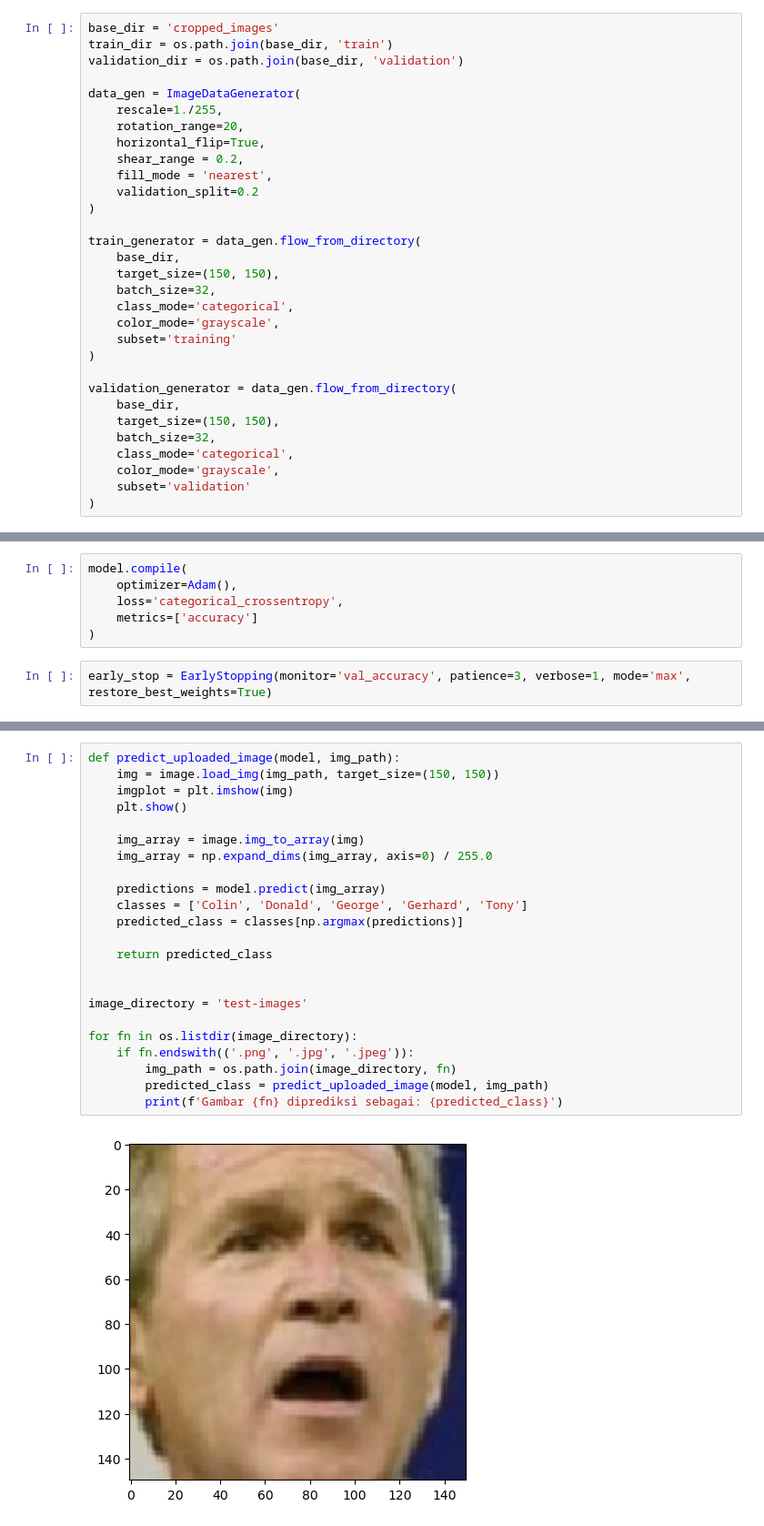
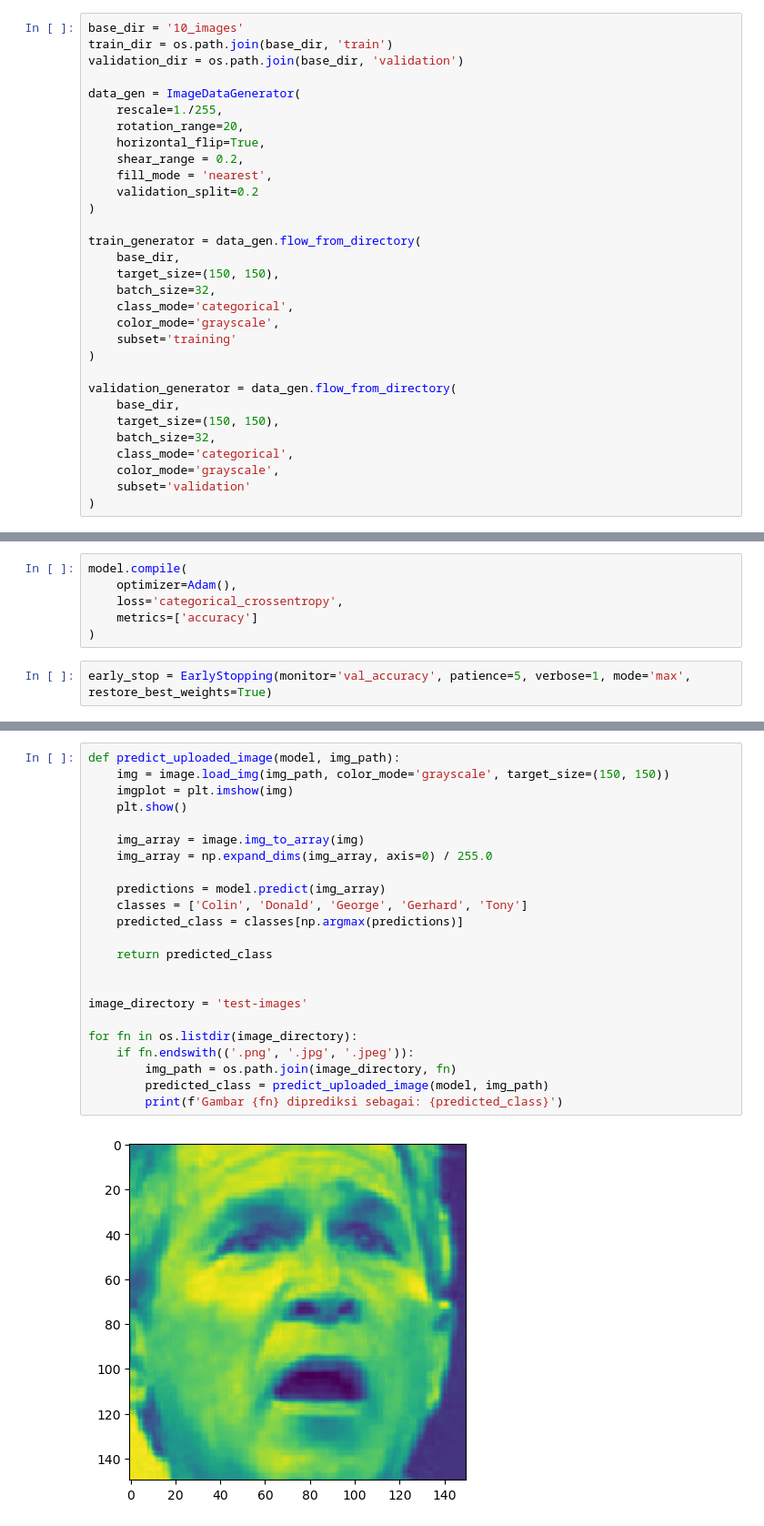
Before and after one commit to pramadani/Classification-Learning-App, a Jupyter notebook: ipynb/testing-ar.ipynb, the cells around one changed output, grey strips where cells are left out. Shown at 91% size. Saved outputs shown, nothing was run; the diff lists cells and outputs as text.

Commit message:
test image

```diff
--- a/ipynb/testing-ar.ipynb
+++ b/ipynb/testing-ar.ipynb
@@ -92,7 +92,7 @@ Cropped and saved images\Tony_Blair\Tony_Blair_0142.jpg to cropped_images\Tony_B
 Cropped and saved images\Tony_Blair\Tony_Blair_0143.jpg to cropped_images\Tony_Blair\Tony_Blair_0143.jpg
 Cropped and saved images\Tony_Blair\Tony_Blair_0144.jpg to cropped_images\Tony_Blair\Tony_Blair_0144.jpg
 # %%
-base_dir = 'cropped_images'
+base_dir = '10_images'
 train_dir = os.path.join(base_dir, 'train')
 validation_dir = os.path.join(base_dir, 'validation')
 
@@ -147,7 +146,7 @@ model.compile(
     metrics=['accuracy']
 )
 # %%
-early_stop = EarlyStopping(monitor='val_accuracy', patience=3, verbose=1, mode='max', restore_best_weights=True)
+early_stop = EarlyStopping(monitor='val_accuracy', patience=5, verbose=1, mode='max', restore_best_weights=True)
 # %%
 history = model.fit(
     train_generator,
@@ -173,25 +182,25 @@ Validation accuracy: 89.78%
 # %%
 def predict_uploaded_image(model, img_path):
-    img = image.load_img(img_path, target_size=(150, 150))
+    img = image.load_img(img_path, color_mode='grayscale', target_size=(150, 150))
     imgplot = plt.imshow(img)
     plt.show()
 
     img_array = image.img_to_array(img)
     img_array = np.expand_dims(img_array, axis=0) / 255.0
 
     predictions = model.predict(img_array)
     classes = ['Colin', 'Donald', 'George', 'Gerhard', 'Tony']
     predicted_class = classes[np.argmax(predictions)]
 
     return predicted_class
 
 
 image_directory = 'test-images'
 
 for fn in os.listdir(image_directory):
     if fn.endswith(('.png', '.jpg', '.jpeg')):
         img_path = os.path.join(image_directory, fn)
         predicted_class = predict_uploaded_image(model, img_path)
         print(f'Gambar {fn} diprediksi sebagai: {predicted_class}')
 # %% [output]
-[figure, old version]
+[figure, new version]
```
Also changed, not shown: parts of 4 cells of this notebook, 57 other files.
